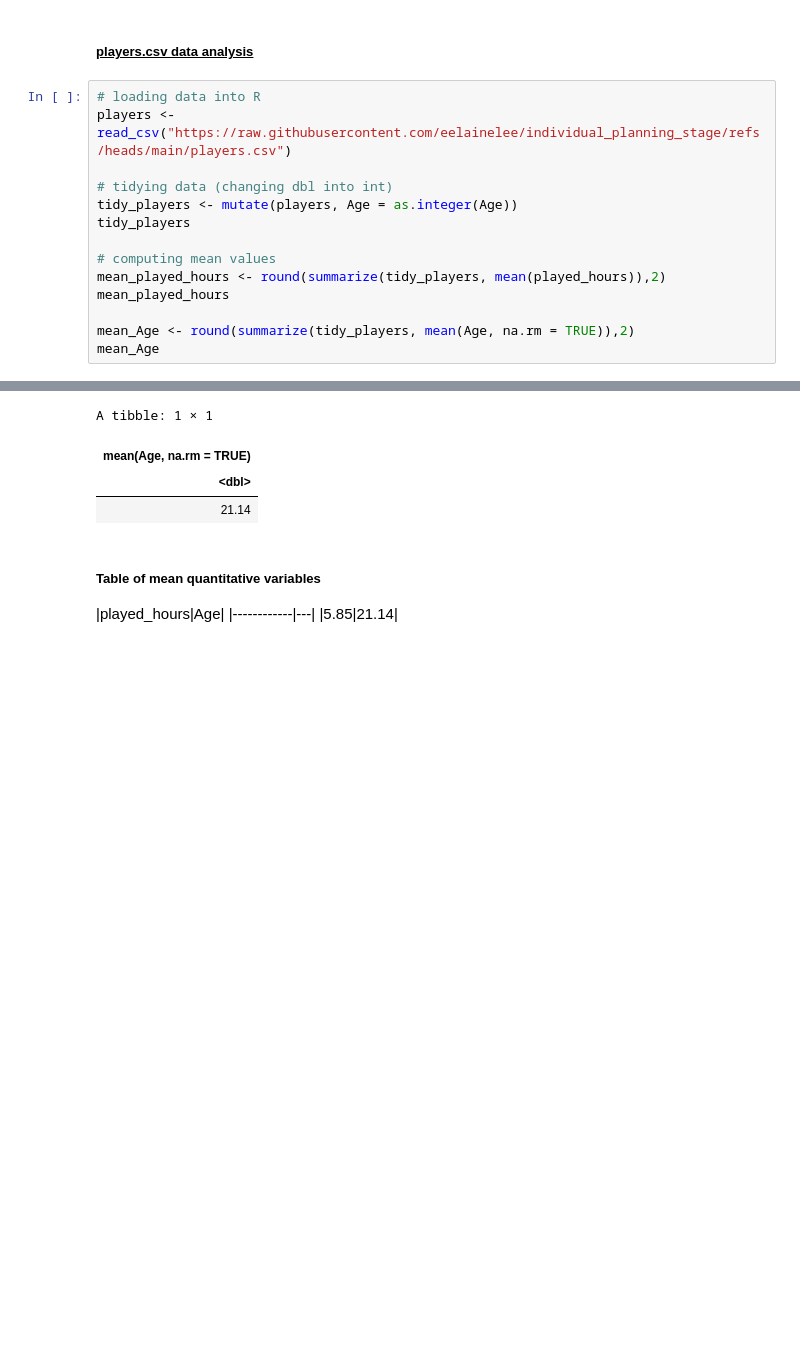
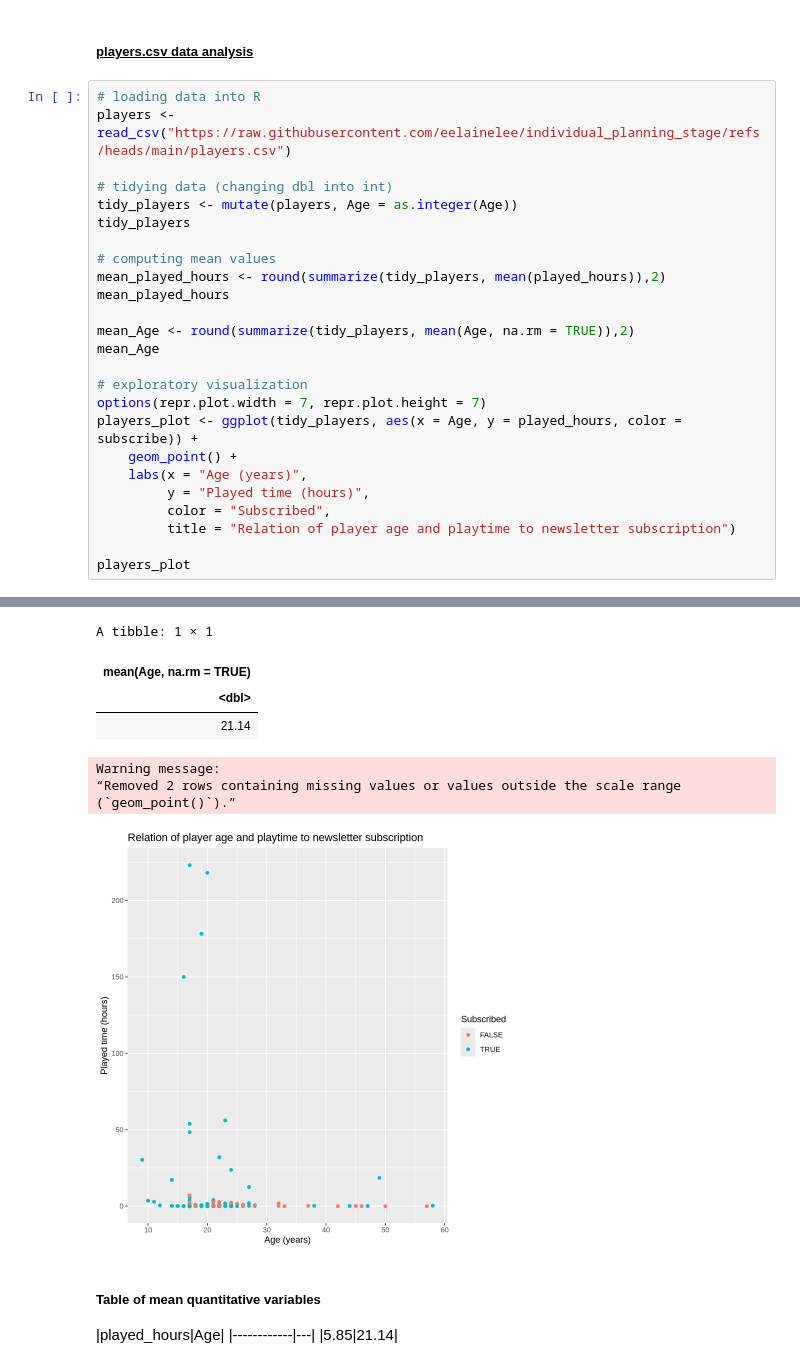
Before and after one commit to eelainelee/individual_planning_stage, a Jupyter notebook: individual_planning_stage.ipynb, the cells around one changed output, grey strips where cells are left out. Cells and saved outputs as stored; diff of their text form; blank space fills up the shorter version.

Commit message:
generated exploratory visualization for players.csv

```diff
--- a/individual_planning_stage.ipynb
+++ b/individual_planning_stage.ipynb
@@ -46,6 +46,17 @@ mean_played_hours
 
 mean_Age <- round(summarize(tidy_players, mean(Age, na.rm = TRUE)),2)
 mean_Age
+
+# exploratory visualization
+options(repr.plot.width = 7, repr.plot.height = 7)
+players_plot <- ggplot(tidy_players, aes(x = Age, y = played_hours, color = subscribe)) +
+    geom_point() +
+    labs(x = "Age (years)",
+         y = "Played time (hours)",
+         color = "Subscribed",
+         title = "Relation of player age and playtime to newsletter subscription")
+
+players_plot
 # %% [output]
 Rows: 196 Columns: 7
 ── Column specification ────────────────────────────────────────────────────────
@@ -56,33 +67,37 @@ lgl (1): subscribe
 
 ℹ Use `spec()` to retrieve the full column specification for this data.
 ℹ Specify the column types or set `show_col_types = FALSE` to quiet this message.
 A tibble: 196 × 7
 | experience | subscribe | hashedEmail | played_hours | name | gender | Age |
 | <chr> | <lgl> | <chr> | <dbl> | <chr> | <chr> | <int> |
 | Pro | TRUE | f6daba428a5e19a3d47574858c1355049... | 30.3 | Morgan | Male | 9 |
 | Veteran | TRUE | f3c813577c458ba0dfef80996f8f32c93... | 3.8 | Christian | Male | 17 |
 | Veteran | FALSE | b674dd7ee0d24096d1c019615ce4d12b2... | 0.0 | Blake | Male | 17 |
 | Amateur | TRUE | 23fe711e0e3b77f1da7aa221ab1192afe... | 0.7 | Flora | Female | 21 |
 | Regular | TRUE | 7dc01f10bf20671ecfccdac23812b1b41... | 0.1 | Kylie | Male | 21 |
 | Amateur | TRUE | f58aad5996a435f16b0284a3b267f973f... | 0.0 | Adrian | Female | 17 |
 | Regular | TRUE | 8e594b8953193b26f498db95a508b03c6... | 0.0 | Luna | Female | 19 |
 | Amateur | FALSE | 1d2371d8a35c8831034b25bda8764539a... | 0.0 | Emerson | Male | 21 |
 | Amateur | TRUE | 8b71f4d66a38389b7528bb38ba6eb7115... | 0.1 | Natalie | Male | 47 |
 | Veteran | TRUE | bbe2d83de678f519c4b3daa7265e683b4... | 0.0 | Nyla | Female | 22 |
 | ... | ... | ... | ... | ... | ... | ... |
 | Amateur | TRUE | b6e9e593b9ec51c5e335457341c324c34... | 0.0 | Bailey | Female | 17 |
 | Veteran | FALSE | 71453e425f07d10da4fa2b349c83e73cc... | 0.3 | Pascal | Male | 22 |
 | Amateur | FALSE | d572f391d452b76ea2d7e5e53a3d38bfd... | 0.0 | Dylan | Prefer not to say | 57 |
 | Amateur | FALSE | f19e136ddde68f365afc860c725ccff54... | 2.3 | Harlow | Male | 17 |
 | Pro | TRUE | d9473710057f7d42f36570f0be83817a4... | 0.2 | Ahmed | Other | NA |
 A tibble: 1 × 1
 | mean(played_hours) |
 | <dbl> |
 | 5.85 |
 A tibble: 1 × 1
 | mean(Age, na.rm = TRUE) |
 | <dbl> |
 | 21.14 |
+Warning message:
+“Removed 2 rows containing missing values or values outside the scale range
+(`geom_point()`).”
+[figure, added]
 # %% [markdown]
 **<h5>Table of mean quantitative variables</h5>**
 |played_hours|Age|
```
